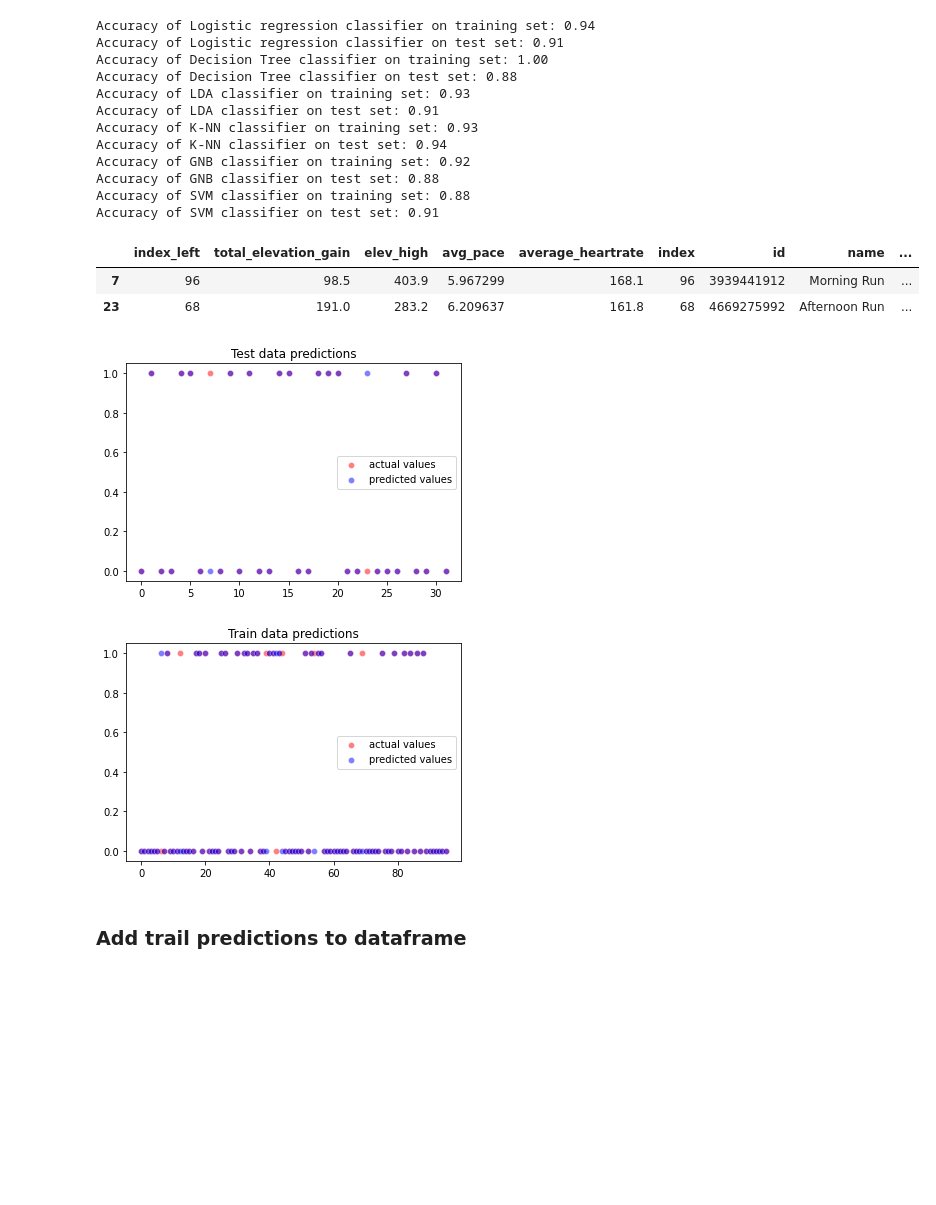
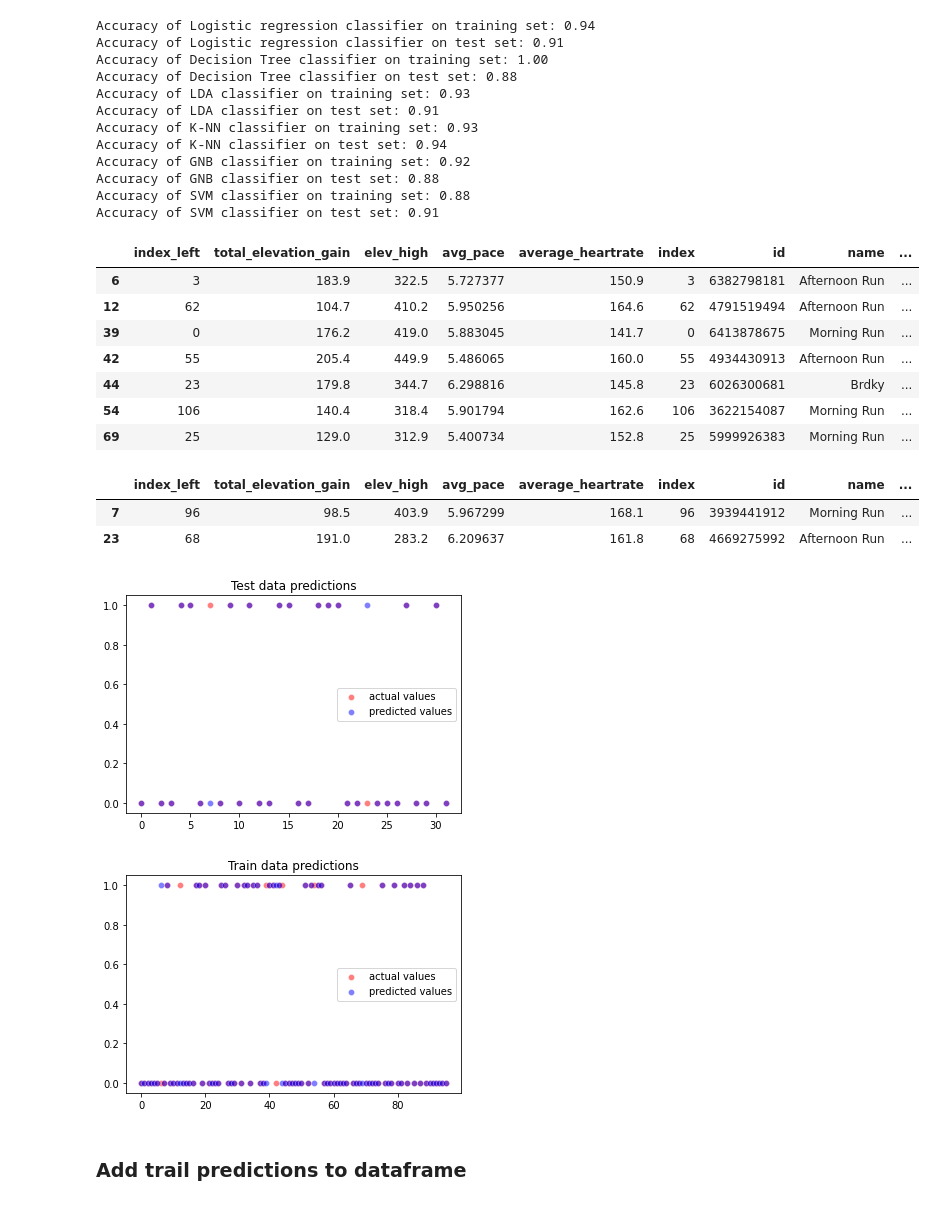
Before and after one commit to Radluy/Stravalytics, a Jupyter notebook: visualize.ipynb, the cells around one changed output. Saved outputs shown, nothing was run; the diff lists cells and outputs as text; code cells hidden in the pictures; blank space fills up the shorter version.

```diff
--- a/visualize.ipynb
+++ b/visualize.ipynb
@@ -302,37 +286,45 @@ Accuracy of SVM classifier on test set: 0.91
 # %%
 # 1 = trail run, 0 = road run
 axes = plt.figure().gca()
 sns.scatterplot(data=y_test.values, color='r', alpha=0.5, ax=axes)
 sns.scatterplot(data=test_predicts, color='b', alpha=0.5, ax=axes)
 plt.legend(['actual values', 'predicted values'])
 plt.title('Test data predictions')
 
 axes = plt.figure().gca()
 sns.scatterplot(data=y_train.values, color='r', alpha=0.5, ax=axes)
 sns.scatterplot(data=train_predicts, color='b', alpha=0.5, ax=axes)
 plt.legend(['actual values', 'predicted values'])
 plt.title('Train data predictions')
 
 X_test_r = X_test.reset_index()
 X_train_r = X_train.reset_index()
 classificator_df_r = classificator_df.drop(['index', 'Unnamed: 0'], axis=1)
 classificator_df_r = classificator_df_r.reset_index()
 
 named_train_X = X_train_r.join(classificator_df_r[['index', 'id', 'name', 'trail_run']], on='index', how='left', lsuffix='_left')
 named_test_X = X_test_r.join(classificator_df_r[['index', 'id', 'name', 'trail_run']], on='index', how='left', lsuffix='_left')
 named_test_X['predicted_trail_run'] = test_predicts
 named_train_X['predicted_trail_run'] = train_predicts
 
 
 mask = y_train.values != train_predicts
-named_train_X[mask] # incorrectly predicted train data
+display(named_train_X[mask]) # incorrectly predicted train data
 
 mask = y_test.values != test_predicts
-named_test_X[mask] # incorrectly predicted test data
+display(named_test_X[mask]) # incorrectly predicted test data
 # %% [output]
 |  | index_left | total_elevation_gain | elev_high | avg_pace | average_heartrate | index | id | name | ... |
-| 7 | 96 | 98.5 | 403.9 | 5.967299 | 168.1 | 96 | 3939441912 | Morning Run | ... |
-| 23 | 68 | 191.0 | 283.2 | 6.209637 | 161.8 | 68 | 4669275992 | Afternoon Run | ... |
+| 6 | 3 | 183.9 | 322.5 | 5.727377 | 150.9 | 3 | 6382798181 | Afternoon Run | ... |
+| 12 | 62 | 104.7 | 410.2 | 5.950256 | 164.6 | 62 | 4791519494 | Afternoon Run | ... |
+| 39 | 0 | 176.2 | 419.0 | 5.883045 | 141.7 | 0 | 6413878675 | Morning Run | ... |
+| 42 | 55 | 205.4 | 449.9 | 5.486065 | 160.0 | 55 | 4934430913 | Afternoon Run | ... |
+| 44 | 23 | 179.8 | 344.7 | 6.298816 | 145.8 | 23 | 6026300681 | Brdky | ... |
+| 54 | 106 | 140.4 | 318.4 | 5.901794 | 162.6 | 106 | 3622154087 | Morning Run | ... |
+| 69 | 25 | 129.0 | 312.9 | 5.400734 | 152.8 | 25 | 5999926383 | Morning Run | ... |
+|  | index_left | total_elevation_gain | elev_high | avg_pace | average_heartrate | index | id | name | ... |
+| 7 | 96 | 98.5 | 403.9 | 5.967299 | 168.1 | 96 | 3939441912 | Morning Run | ... |
+| 23 | 68 | 191.0 | 283.2 | 6.209637 | 161.8 | 68 | 4669275992 | Afternoon Run | ... |
 [figure]
 [figure]
 # %% [markdown]
```
Also changed, not shown: parts of 6 cells of this notebook.
